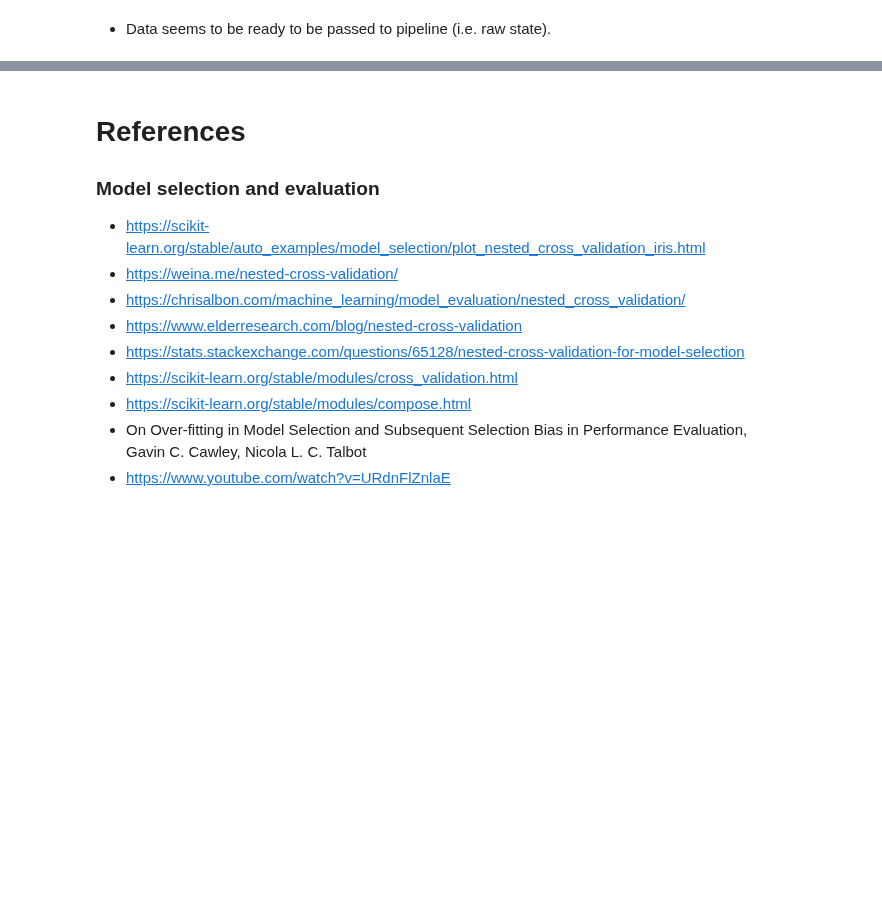
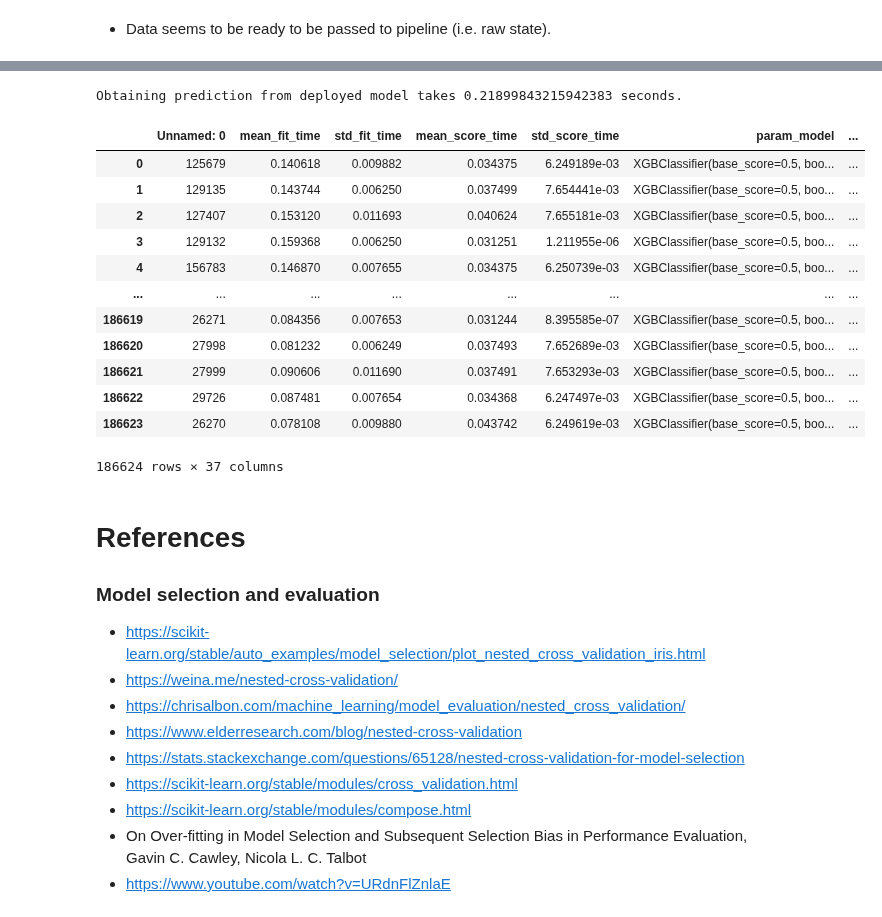
Before and after one commit to DavidSilva98/ML_project, a Jupyter notebook: group7_nb.ipynb, the cells around one changed output, grey strips where cells are left out. Drawn from its saved outputs; the diff is of its cells as text; code cells hidden in the pictures; blank space fills up the shorter version.

```diff
--- a/group7.ipynb
+++ b/group7_nb.ipynb
@@ -1416,3 +1366,53 @@ Obtaining prediction from deployed model takes 0.41095638275146484 seconds.
+# %%
+# Best parameters
+best_params = {'model': XGBClassifier(base_score=0.5, booster='gbtree', colsample_bylevel=1,
+                      colsample_bynode=1, colsample_bytree=1.0, gamma=0.01,
+                      learning_rate=0.1, max_delta_step=0, max_depth=3,
+                      min_child_weight=1, missing=None,
+                      n_estimators=200, n_jobs=1, nthread=None,
+                      objective='binary:logistic', predictor='cpu_predictor',
+                      random_state=0, reg_alpha=0, reg_lambda=2, scale_pos_weight=1,
+                      seed=None, silent=None, subsample=0.2, tree_method='exact', verbosity=1),
+               'model__colsample_bytree': 1.0, 'model__gamma': 0.01, 'model__learning_rate': 0.1,
+               'model__n_estimators': 200, 'model__reg_alpha': 0, 'model__reg_lambda': 2, 'model__subsample': 0.2, 'prep__clean__knnimputer__n_neighbors': 5,
+               'prep__clean__knnimputer__scaler': MinMaxScaler(copy=True, feature_range=(0, 1)), 'prep__clean__knnimputer__weights': 'distance', 'prep__dimred': None,
+               'prep__fselect': None, 'prep__join__ohe__drop': 'first', 'prep__join__scaler': MinMaxScaler(copy=True, feature_range=(0, 1))}
+
+# Setting full_pipeline with best parameters
+best_model = full_pipeline.set_params(**best_params)
+
+# Fitting setted full_pipeline
+best_model.fit(X_train, y_train)
+
+# Deploying fitted best model
+# dump(best_model, "./best_model_g7.pkl")
+
+# Loading fitted best model and prediction - this is what would be needed to do in the future to obtain a prediction of new data!
+# start_time = time.time()
+# best_model = load("./best_model_g7.pkl")
+y_pred = best_model.predict(test_df)
+# print("Obtaining prediction from deployed model takes %s seconds." % (time.time() - start_time))
+
+# Obtaining submission csv
+pd.DataFrame(data={"Patient_ID": test_df.index.to_list(), "Deceased": y_pred}).to_csv("./submission_best_model_g7.csv", index=False)
+# %% [output]
+Obtaining prediction from deployed model takes 0.21899843215942383 seconds.
+# %%
+pd.read_csv("./outputs/grid_search_results100.csv").iloc[0].transpose()
+# %% [output]
+|  | Unnamed: 0 | mean_fit_time | std_fit_time | mean_score_time | std_score_time | param_model | ... |
+| 0 | 125679 | 0.140618 | 0.009882 | 0.034375 | 6.249189e-03 | XGBClassifier(base_score=0.5, boo... | ... |
+| 1 | 129135 | 0.143744 | 0.006250 | 0.037499 | 7.654441e-03 | XGBClassifier(base_score=0.5, boo... | ... |
+| 2 | 127407 | 0.153120 | 0.011693 | 0.040624 | 7.655181e-03 | XGBClassifier(base_score=0.5, boo... | ... |
+| 3 | 129132 | 0.159368 | 0.006250 | 0.031251 | 1.211955e-06 | XGBClassifier(base_score=0.5, boo... | ... |
+| 4 | 156783 | 0.146870 | 0.007655 | 0.034375 | 6.250739e-03 | XGBClassifier(base_score=0.5, boo... | ... |
+| ... | ... | ... | ... | ... | ... | ... | ... |
+| 186619 | 26271 | 0.084356 | 0.007653 | 0.031244 | 8.395585e-07 | XGBClassifier(base_score=0.5, boo... | ... |
+| 186620 | 27998 | 0.081232 | 0.006249 | 0.037493 | 7.652689e-03 | XGBClassifier(base_score=0.5, boo... | ... |
+| 186621 | 27999 | 0.090606 | 0.011690 | 0.037491 | 7.653293e-03 | XGBClassifier(base_score=0.5, boo... | ... |
+| 186622 | 29726 | 0.087481 | 0.007654 | 0.034368 | 6.247497e-03 | XGBClassifier(base_score=0.5, boo... | ... |
+| 186623 | 26270 | 0.078108 | 0.009880 | 0.043742 | 6.249619e-03 | XGBClassifier(base_score=0.5, boo... | ... |
+186624 rows × 37 columns
 # %% [markdown]
 # References
 ### Model selection and evaluation
```
Also changed, not shown: parts of 9 cells of this notebook, 2 other files.
